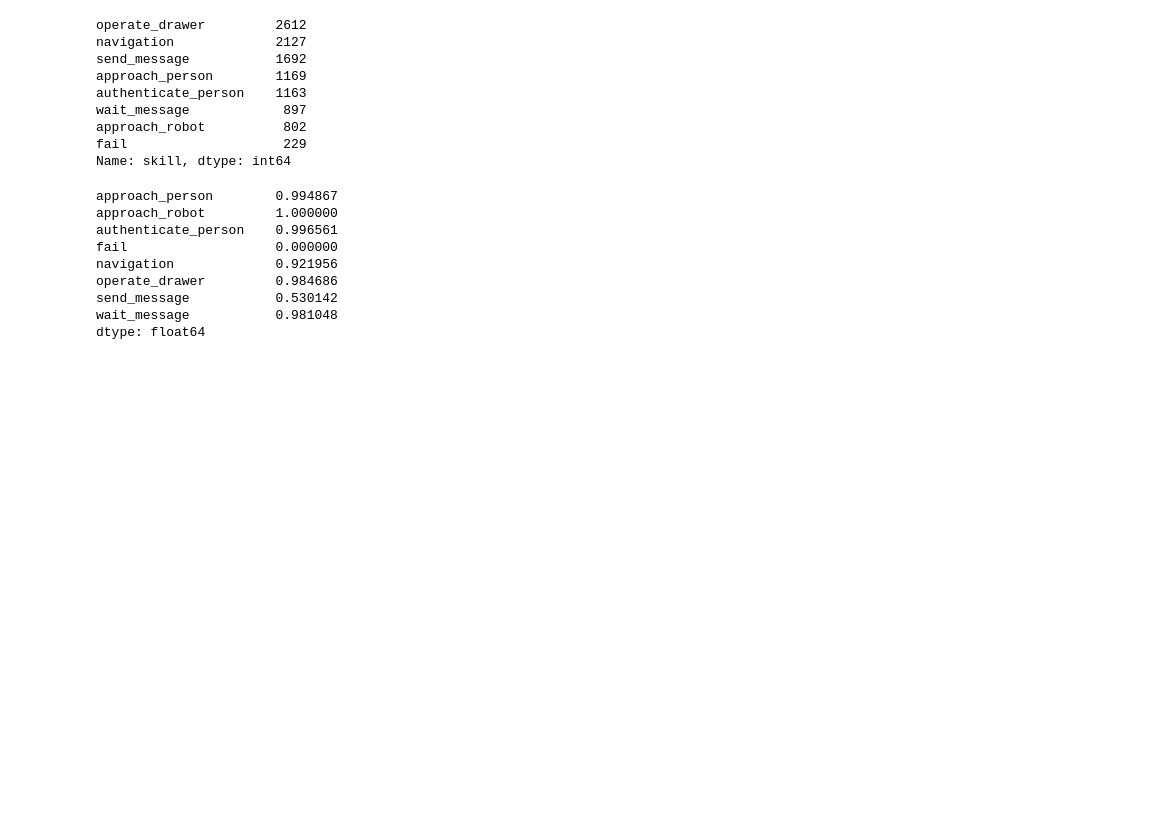
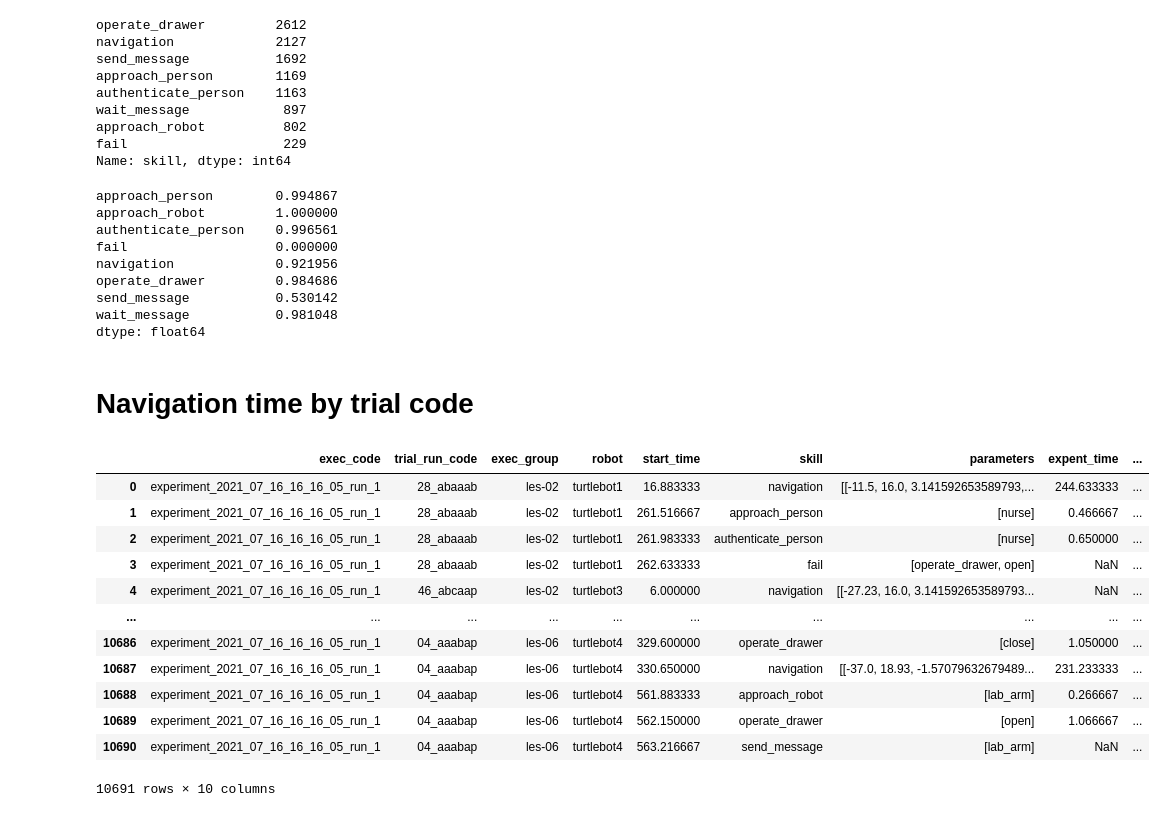
Before and after one commit to VicenteMoraes/hmrs_analysis, a Jupyter notebook: notebooks/Task_Results.ipynb, the cells around one changed output. Cells and saved outputs as stored; diff of their text form; code cells hidden in the pictures; blank space fills up the shorter version.

```diff
--- a/notebooks/Task_Results.ipynb
+++ b/notebooks/Task_Results.ipynb
@@ -118,3 +118,22 @@ operate_drawer         0.984686
 send_message           0.530142
 wait_message           0.981048
 dtype: float64
+# %% [markdown]
+# Navigation time by trial code
+# %%
+tr_df["expent_time"] = tr_df["end_time"] - tr_df["start_time"]
+tr_df
+# %% [output]
+|  | exec_code | trial_run_code | exec_group | robot | start_time | skill | parameters | expent_time | ... |
+| 0 | experiment_2021_07_16_16_16_05_run_1 | 28_abaaab | les-02 | turtlebot1 | 16.883333 | navigation | [[-11.5, 16.0, 3.141592653589793,... | 244.633333 | ... |
+| 1 | experiment_2021_07_16_16_16_05_run_1 | 28_abaaab | les-02 | turtlebot1 | 261.516667 | approach_person | [nurse] | 0.466667 | ... |
+| 2 | experiment_2021_07_16_16_16_05_run_1 | 28_abaaab | les-02 | turtlebot1 | 261.983333 | authenticate_person | [nurse] | 0.650000 | ... |
+| 3 | experiment_2021_07_16_16_16_05_run_1 | 28_abaaab | les-02 | turtlebot1 | 262.633333 | fail | [operate_drawer, open] | NaN | ... |
+| 4 | experiment_2021_07_16_16_16_05_run_1 | 46_abcaap | les-02 | turtlebot3 | 6.000000 | navigation | [[-27.23, 16.0, 3.141592653589793... | NaN | ... |
+| ... | ... | ... | ... | ... | ... | ... | ... | ... | ... |
+| 10686 | experiment_2021_07_16_16_16_05_run_1 | 04_aaabap | les-06 | turtlebot4 | 329.600000 | operate_drawer | [close] | 1.050000 | ... |
+| 10687 | experiment_2021_07_16_16_16_05_run_1 | 04_aaabap | les-06 | turtlebot4 | 330.650000 | navigation | [[-37.0, 18.93, -1.57079632679489... | 231.233333 | ... |
+| 10688 | experiment_2021_07_16_16_16_05_run_1 | 04_aaabap | les-06 | turtlebot4 | 561.883333 | approach_robot | [lab_arm] | 0.266667 | ... |
+| 10689 | experiment_2021_07_16_16_16_05_run_1 | 04_aaabap | les-06 | turtlebot4 | 562.150000 | operate_drawer | [open] | 1.066667 | ... |
+| 10690 | experiment_2021_07_16_16_16_05_run_1 | 04_aaabap | les-06 | turtlebot4 | 563.216667 | send_message | [lab_arm] | NaN | ... |
+10691 rows × 10 columns
```
Also changed, not shown: parts of 6 cells of this notebook.
